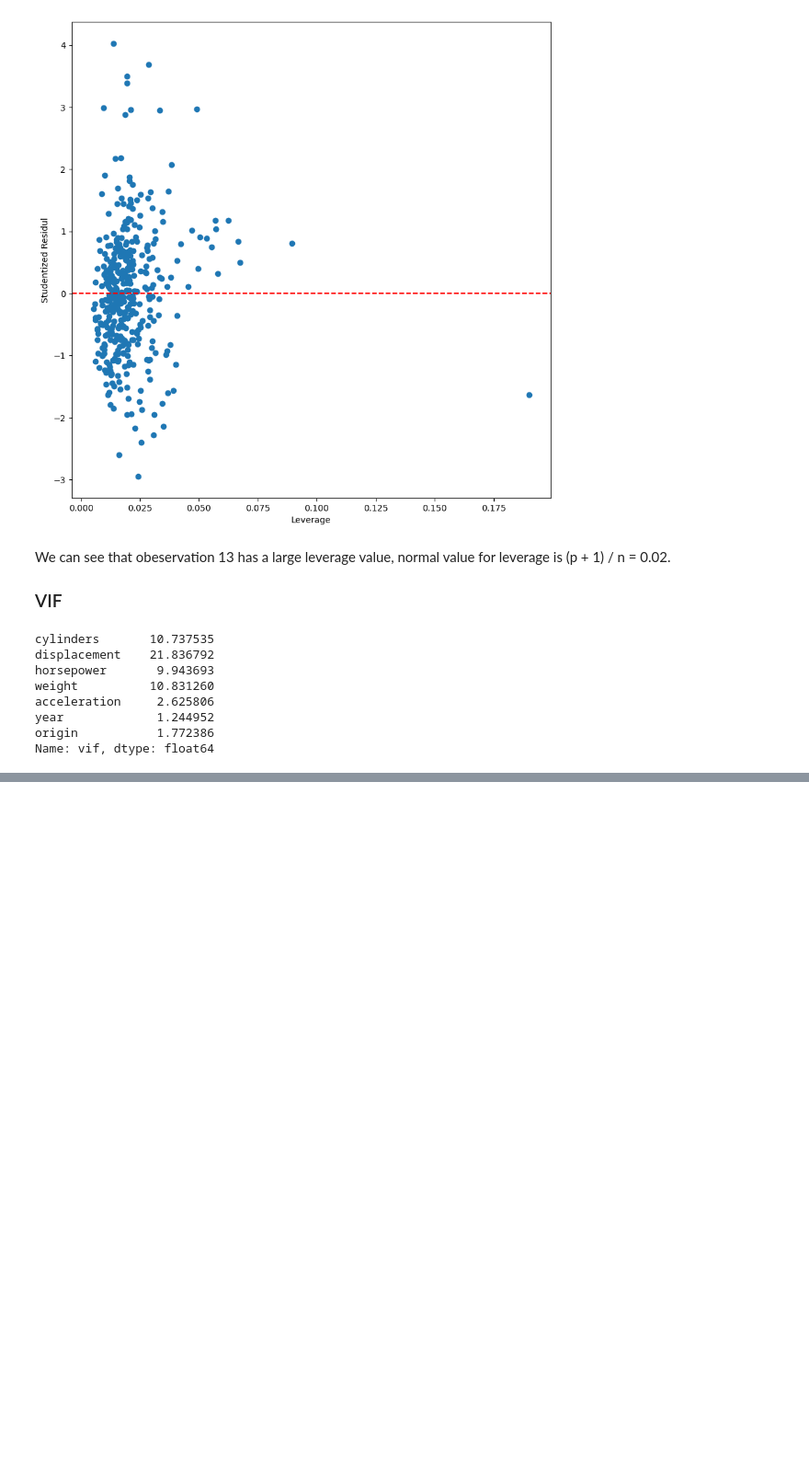
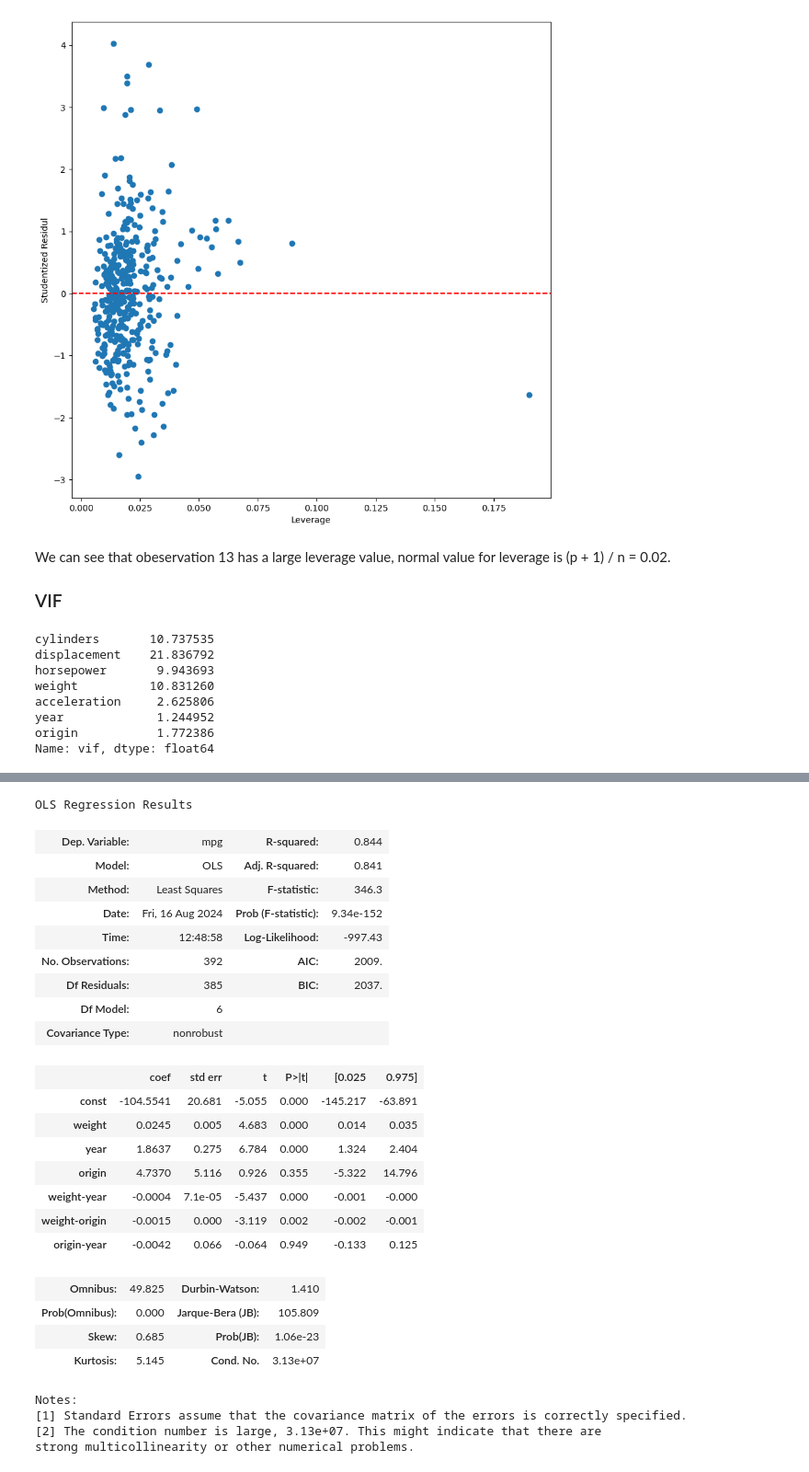
Before and after one commit to ki94mach/ISLP-Exercises, a Jupyter notebook: Chapter_03/Applied.ipynb, the cells around one changed output, grey strips where cells are left out. Shown at 92% size. Saved outputs shown, nothing was run; the diff lists cells and outputs as text; code cells hidden in the pictures; blank space fills up the shorter version.

```diff
--- a/Chapter_03/Applied.ipynb
+++ b/Chapter_03/Applied.ipynb
@@ -318,0 +313,35 @@ Name: vif, dtype: float64
+# %%
+X['weight-year'] = X.weight * X.year
+X['weight-origin'] = X.weight * X.origin
+X['origin-year'] = X.origin * X.year
+# %%
+model = sm.OLS(y, X)
+results = model.fit()
+results.summary()
+# %% [output]
+OLS Regression Results
+| Dep. Variable: | mpg | R-squared: | 0.844 |
+| Model: | OLS | Adj. R-squared: | 0.841 |
+| Method: | Least Squares | F-statistic: | 346.3 |
+| Date: | Fri, 16 Aug 2024 | Prob (F-statistic): | 9.34e-152 |
+| Time: | 12:48:58 | Log-Likelihood: | -997.43 |
+| No. Observations: | 392 | AIC: | 2009. |
+| Df Residuals: | 385 | BIC: | 2037. |
+| Df Model: | 6 |  |  |
+| Covariance Type: | nonrobust |  |  |
+|  | coef | std err | t | P>|t| | [0.025 | 0.975] |
+| const | -104.5541 | 20.681 | -5.055 | 0.000 | -145.217 | -63.891 |
+| weight | 0.0245 | 0.005 | 4.683 | 0.000 | 0.014 | 0.035 |
+| year | 1.8637 | 0.275 | 6.784 | 0.000 | 1.324 | 2.404 |
+| origin | 4.7370 | 5.116 | 0.926 | 0.355 | -5.322 | 14.796 |
+| weight-year | -0.0004 | 7.1e-05 | -5.437 | 0.000 | -0.001 | -0.000 |
+| weight-origin | -0.0015 | 0.000 | -3.119 | 0.002 | -0.002 | -0.001 |
+| origin-year | -0.0042 | 0.066 | -0.064 | 0.949 | -0.133 | 0.125 |
+| Omnibus: | 49.825 | Durbin-Watson: | 1.410 |
+| Prob(Omnibus): | 0.000 | Jarque-Bera (JB): | 105.809 |
+| Skew: | 0.685 | Prob(JB): | 1.06e-23 |
+| Kurtosis: | 5.145 | Cond. No. | 3.13e+07 |
+Notes:
+[1] Standard Errors assume that the covariance matrix of the errors is correctly specified.
+[2] The condition number is large, 3.13e+07. This might indicate that there are
+strong multicollinearity or other numerical problems.
```
Also changed, not shown: parts of 31 cells of this notebook, 3 other files.
